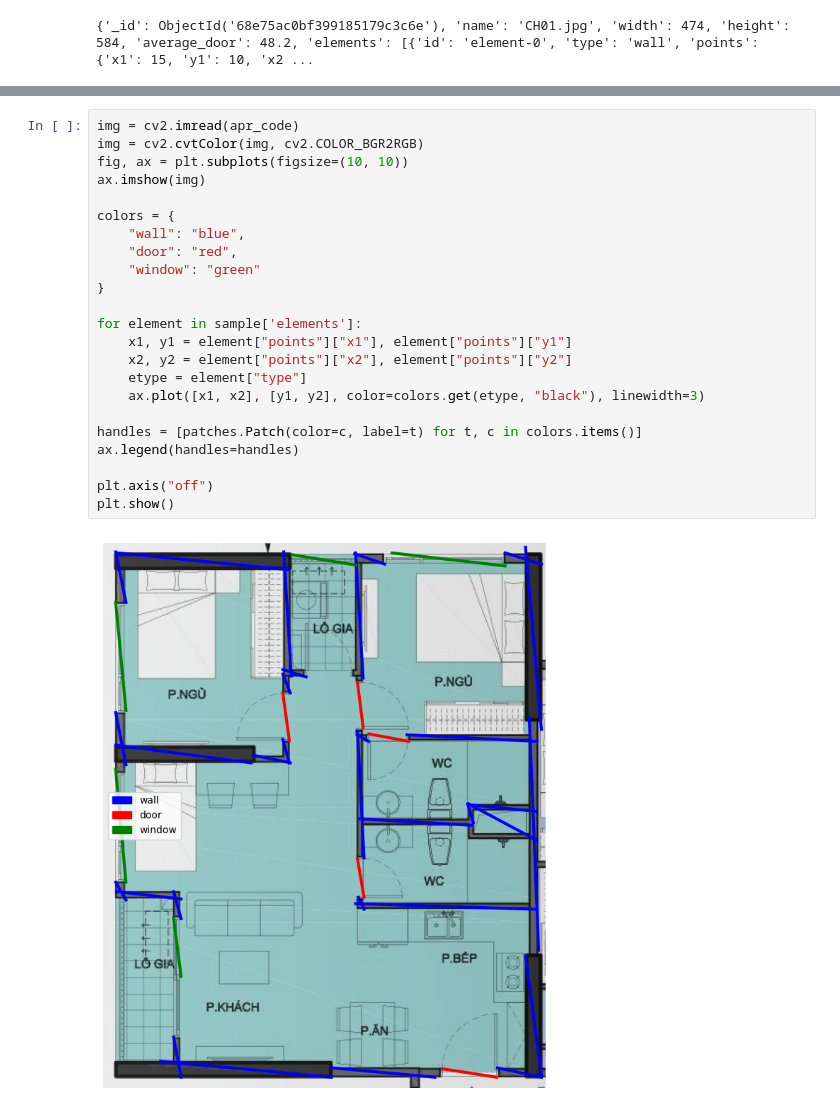
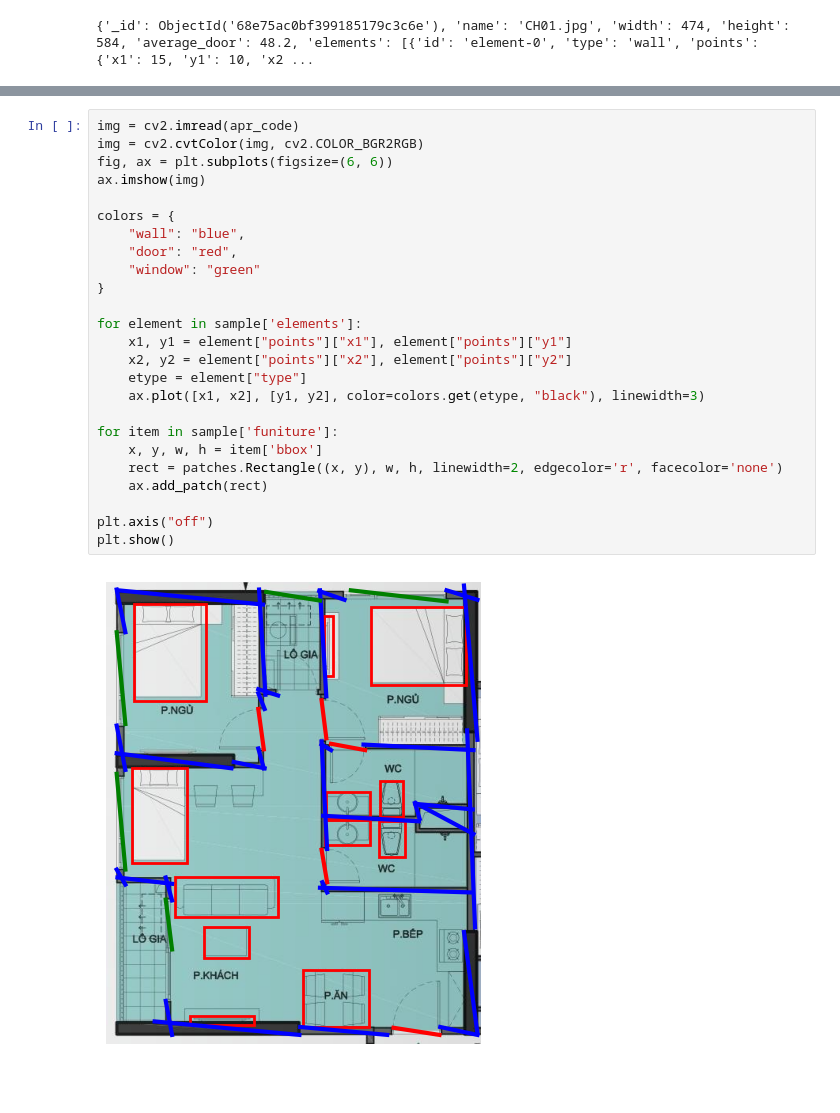
Before and after one commit to KhoaDoan120986/Analyzing-Design-Drawings, a Jupyter notebook: db.ipynb, the cells around one changed output, grey strips where cells are left out. Saved outputs shown, nothing was run; the diff lists cells and outputs as text; blank space fills up the shorter version.

```diff
--- a/db.ipynb
+++ b/db.ipynb
@@ -43,25 +38,27 @@ sample['elements']
 # %%
 img = cv2.imread(apr_code)
 img = cv2.cvtColor(img, cv2.COLOR_BGR2RGB)
-fig, ax = plt.subplots(figsize=(10, 10))
+fig, ax = plt.subplots(figsize=(6, 6))
 ax.imshow(img)
 
 colors = {
     "wall": "blue",
     "door": "red",
     "window": "green"
 }
 
 for element in sample['elements']:
     x1, y1 = element["points"]["x1"], element["points"]["y1"]
     x2, y2 = element["points"]["x2"], element["points"]["y2"]
     etype = element["type"]
     ax.plot([x1, x2], [y1, y2], color=colors.get(etype, "black"), linewidth=3)
 
-handles = [patches.Patch(color=c, label=t) for t, c in colors.items()]
-ax.legend(handles=handles)
+for item in sample['funiture']:
+    x, y, w, h = item['bbox']
+    rect = patches.Rectangle((x, y), w, h, linewidth=2, edgecolor='r', facecolor='none')
+    ax.add_patch(rect)
 
 plt.axis("off")
 plt.show()
 # %% [output]
-[figure, old version]
+[figure, new version]
```
Also changed, not shown: parts of 2 cells of this notebook.
